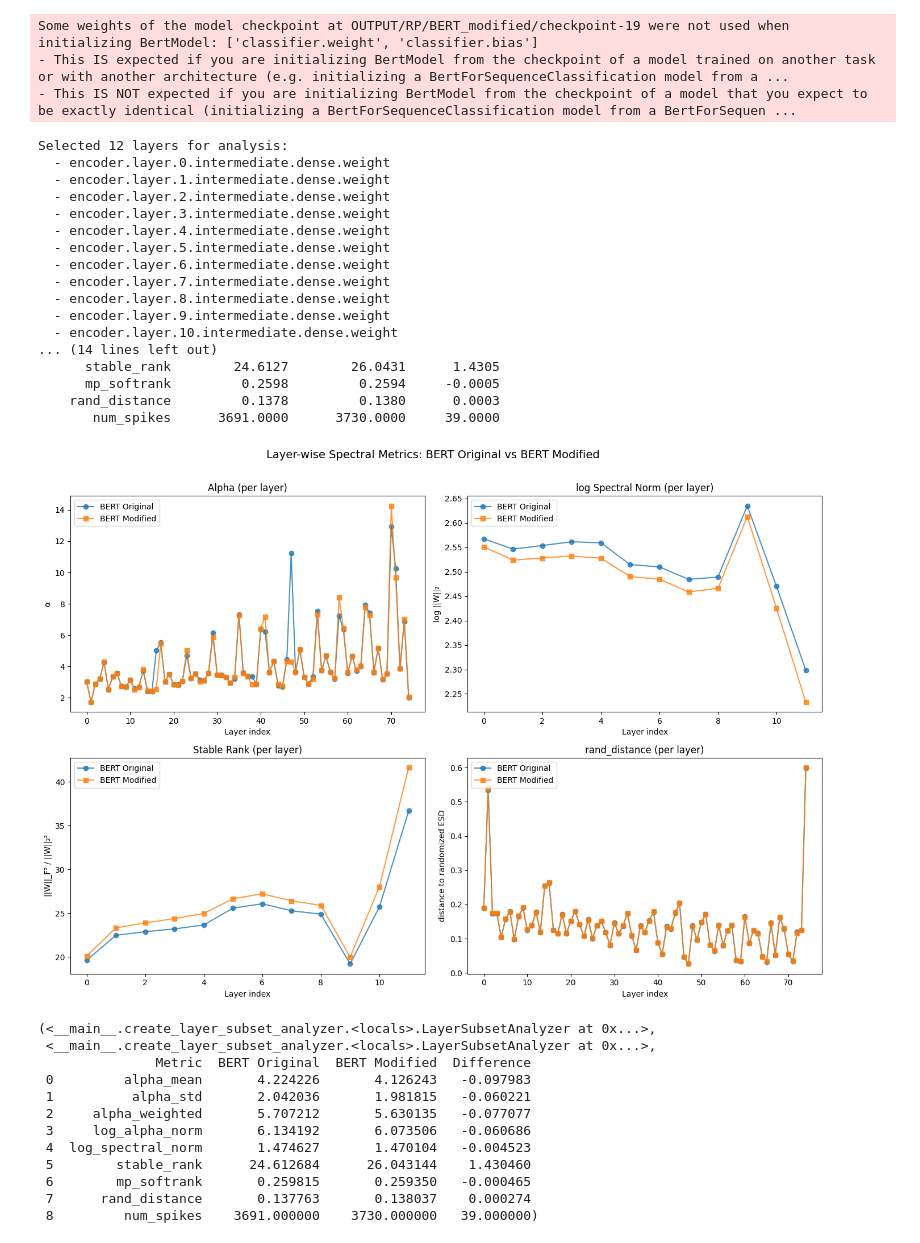
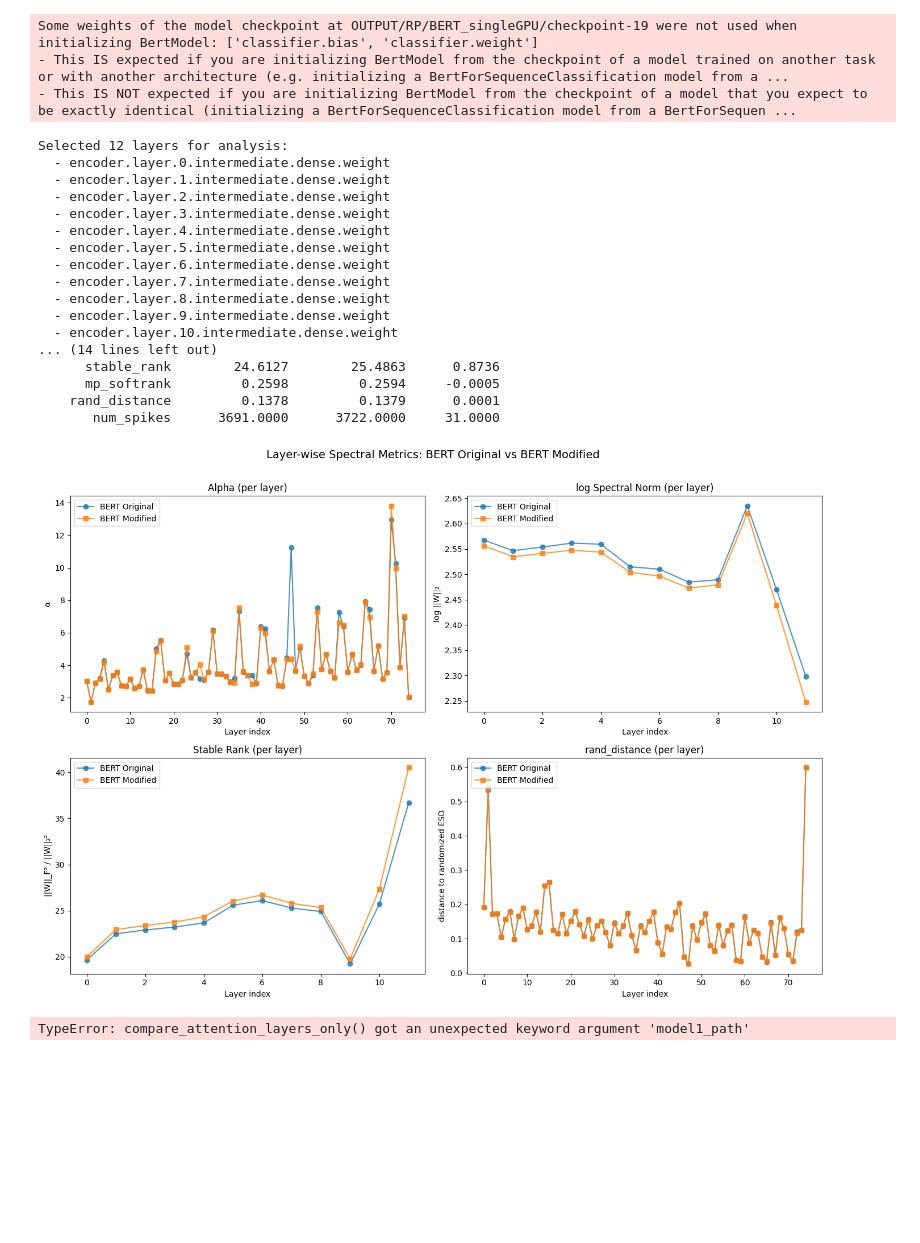
Before and after one commit to sunayana-981/paradox-learning2reason, a Jupyter notebook: paradox-learning2reason-main_Amartya/weight-watcher.ipynb, the cells around one changed output. Drawn from its saved outputs; the diff is of its cells as text; code cells hidden in the pictures; blank space fills up the shorter version.

Commit message:
weight watcher updated

```diff
--- a/paradox-learning2reason-main_Amartya/weight-watcher.ipynb
+++ b/paradox-learning2reason-main_Amartya/weight-watcher.ipynb
@@ -406,8 +406,8 @@ if __name__ == "__main__":
     # Example local paths (change to yours)
     model1_path = "OUTPUT/RP/BERT_vanilla_batch16/checkpoint-19"
     tokenizer1_path = "OUTPUT/RP/BERT_vanilla_batch16"  # NOTE: parent of checkpoint
-    model2_path = "OUTPUT/RP/BERT/checkpoint-19"
-    tokenizer2_path = "OUTPUT/RP/BERT"                  # NOTE: parent of checkpoint
+    model2_path = "OUTPUT/RP/BERT_singleGPU/checkpoint-19"
+    tokenizer2_path = "OUTPUT/RP/BERT_singleGPU"                  # NOTE: parent of checkpoint
 
     if not (os.path.isdir(model1_path) and os.path.isdir(model2_path)):
         print("\n---")
@@ -585,11 +585,11 @@ def compare_models_with_layer_subset(model1_path, model2_path,
 def compare_attention_layers_only():
     """Compare only attention layers"""
     return compare_models_with_layer_subset(
-        model1_path="OUTPUT/RP/BERT/checkpoint-19",
-        model2_path="OUTPUT/RP/BERT_modified/checkpoint-19",
-        tokenizer1_path="OUTPUT/RP/BERT",
-        tokenizer2_path="OUTPUT/RP/BERT_modified",
-        model1_name="BERT Original",
+        model1_path="OUTPUT/RP/BERT_vanilla_batch16/checkpoint-19",
+        model2_path="OUTPUT/RP/BERT_singleGPU/checkpoint-19",
+        tokenizer1_path="OUTPUT/RP/BERT_vanilla_batch16",
+        tokenizer2_path="OUTPUT/RP/BERT_singleGPU",
+        model1_name="BERT_vanilla_batch16",
         model2_name="BERT Modified",
         layer_pattern="attention"
     )
@@ -597,11 +597,11 @@ def compare_attention_layers_only():
 def compare_first_middle_last_layers():
     """Compare only first, middle, and last layers (for 12-layer BERT)"""
     return compare_models_with_layer_subset(
-        model1_path="OUTPUT/RP/BERT/checkpoint-19",
-        model2_path="OUTPUT/RP/BERT_modified/checkpoint-19",
-        tokenizer1_path="OUTPUT/RP/BERT",
-        tokenizer2_path="OUTPUT/RP/BERT_modified",
-        model1_name="BERT Original",
+        model1_path="OUTPUT/RP/BERT_vanilla_batch16/checkpoint-19",
+        model2_path="OUTPUT/RP/BERT_singleGPU/checkpoint-19",
+        tokenizer1_path="OUTPUT/RP/BERT_vanilla_batch16",
+        tokenizer2_path="OUTPUT/RP/BERT_singleGPU",
+        model1_name="BERT_vanilla_batch16",
         model2_name="BERT Modified",
         layer_indices=[0, 5, 11]  # First, middle, last for 12-layer BERT
     )
@@ -609,11 +609,11 @@ def compare_first_middle_last_layers():
 def compare_specific_layers(layer_list):
     """Compare specific layers by index"""
     return compare_models_with_layer_subset(
-        model1_path="OUTPUT/RP/BERT/checkpoint-19",
-        model2_path="OUTPUT/RP/BERT_modified/checkpoint-19",
-        tokenizer1_path="OUTPUT/RP/BERT",
-        tokenizer2_path="OUTPUT/RP/BERT_modified",
-        model1_name="BERT Original",
+        model1_path="OUTPUT/RP/BERT_vanilla_batch16/checkpoint-19",
+        model2_path="OUTPUT/RP/BERT_singleGPU/checkpoint-19",
+        tokenizer1_path="OUTPUT/RP/BERT_vanilla_batch16",
+        tokenizer2_path="OUTPUT/RP/BERT_singleGPU",
+        model1_name="BERT_vanilla_batch16",
         model2_name="BERT Modified",
         layer_indices=layer_list
     )
@@ -624,14 +624,18 @@ def compare_specific_layers(layer_list):
 # compare_specific_layers([2, 4, 6, 8])  # Compare layers 2, 4, 6, 8
 
 compare_models_with_layer_subset(
-    model1_path="OUTPUT/RP/BERT/checkpoint-19",
-    model2_path="OUTPUT/RP/BERT_modified/checkpoint-19",
-    tokenizer1_path="OUTPUT/RP/BERT",
-    tokenizer2_path="OUTPUT/RP/BERT_modified",
-    model1_name="BERT Original",
-    model2_name="BERT Modified",
+    model1_path="OUTPUT/RP/BERT_vanilla_batch16/checkpoint-19",
+    model2_path="OUTPUT/RP/BERT_singleGPU/checkpoint-19",
+    tokenizer1_path="OUTPUT/RP/BERT_vanilla_batch16",
+    tokenizer2_path="OUTPUT/RP/BERT_singleGPU",
+    model1_name="BERT_vanilla_batch16",
+    model2_name="BERT_singleGPU",
     layer_pattern="intermediate"
 )
+
+compare_attention_layers_only()
+
+compare_first_middle_last_layers()
 # %% [output]
 ================================================================================
 BERT LAYER PATTERN COMPARISON ('intermediate'): BERT Original vs BERT Modified
@@ -666,33 +670,22 @@ Selected 12 layers for analysis:
-Some weights of the model checkpoint at OUTPUT/RP/BERT_modified/checkpoint-19 were not used when initializing BertModel: ['classifier.weight', 'classifier.bias']
+Some weights of the model checkpoint at OUTPUT/RP/BERT_singleGPU/checkpoint-19 were not used when initializing BertModel: ['classifier.bias', 'classifier.weight']
 - This IS expected if you are initializing BertModel from the checkpoint of a model trained on another task or with another architecture (e.g. initializing a BertForSequenceClassification model from a ...
 - This IS NOT expected if you are initializing BertModel from the checkpoint of a model that you expect to be exactly identical (initializing a BertForSequenceClassification model from a BertForSequen ...
 Selected 12 layers for analysis:
   - encoder.layer.0.intermediate.dense.weight
   - encoder.layer.1.intermediate.dense.weight
   - encoder.layer.2.intermediate.dense.weight
   - encoder.layer.3.intermediate.dense.weight
   - encoder.layer.4.intermediate.dense.weight
   - encoder.layer.5.intermediate.dense.weight
   - encoder.layer.6.intermediate.dense.weight
   - encoder.layer.7.intermediate.dense.weight
   - encoder.layer.8.intermediate.dense.weight
   - encoder.layer.9.intermediate.dense.weight
   - encoder.layer.10.intermediate.dense.weight
 ... (14 lines left out)
-      stable_rank        24.6127        26.0431      1.4305
+      stable_rank        24.6127        25.4863      0.8736
       mp_softrank         0.2598         0.2594     -0.0005
-    rand_distance         0.1378         0.1380      0.0003
-       num_spikes      3691.0000      3730.0000     39.0000
+    rand_distance         0.1378         0.1379      0.0001
+       num_spikes      3691.0000      3722.0000     31.0000
-[figure, old version]
+[figure, new version]
-(<__main__.create_layer_subset_analyzer.<locals>.LayerSubsetAnalyzer at 0x...>,
- <__main__.create_layer_subset_analyzer.<locals>.LayerSubsetAnalyzer at 0x...>,
-               Metric  BERT Original  BERT Modified  Difference
- 0         alpha_mean       4.224226       4.126243   -0.097983
- 1          alpha_std       2.042036       1.981815   -0.060221
- 2     alpha_weighted       5.707212       5.630135   -0.077077
- 3     log_alpha_norm       6.134192       6.073506   -0.060686
- 4  log_spectral_norm       1.474627       1.470104   -0.004523
- 5        stable_rank      24.612684      26.043144    1.430460
- 6        mp_softrank       0.259815       0.259350   -0.000465
- 7      rand_distance       0.137763       0.138037    0.000274
- 8         num_spikes    3691.000000    3730.000000   39.000000)
+TypeError: compare_attention_layers_only() got an unexpected keyword argument 'model1_path'
```
Also changed, not shown: parts of 2 cells of this notebook.
